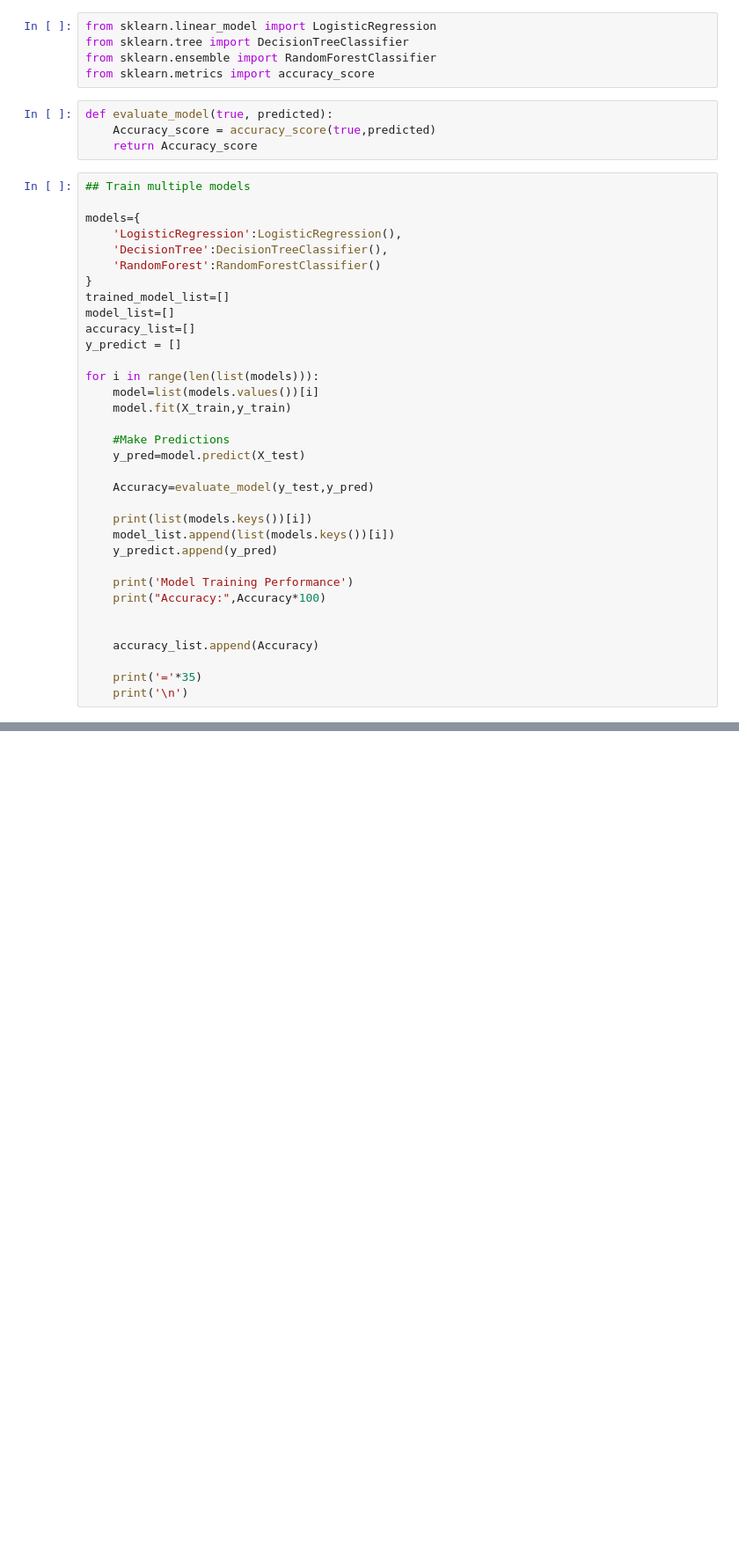
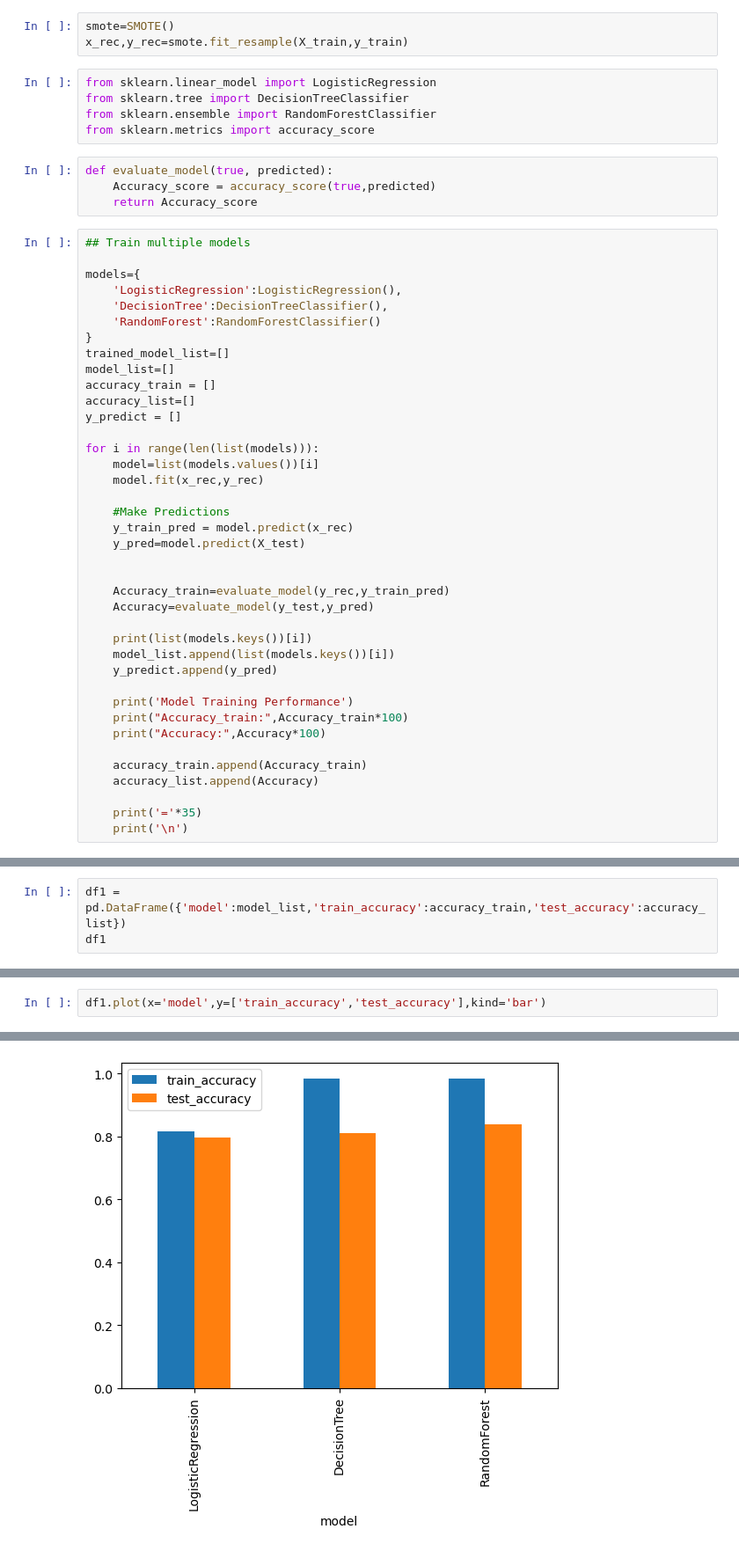
Before and after one commit to Shreyashchawda12/Census_Income, a Jupyter notebook: Notebook/model_training.ipynb, the cells around one changed output, grey strips where cells are left out. Shown: that part at 88% size. Saved outputs shown, nothing was run; the diff lists cells and outputs as text; blank space fills up the shorter version.

```diff
--- a/Notebook/model_training.ipynb
+++ b/Notebook/model_training.ipynb
@@ -91,6 +98,9 @@ x_test.shape
 # %%
 X_train=pd.DataFrame(preprocessor.fit_transform(x_train),columns=preprocessor.get_feature_names_out())
 X_test=pd.DataFrame(preprocessor.transform(x_test),columns=preprocessor.get_feature_names_out())
+# %%
+smote=SMOTE()
+x_rec,y_rec=smote.fit_resample(X_train,y_train)
 # %%
 from sklearn.linear_model import LogisticRegression
 from sklearn.tree import DecisionTreeClassifier
@@ -110,16 +120,20 @@ models={
 }
 trained_model_list=[]
 model_list=[]
+accuracy_train = []
 accuracy_list=[]
 y_predict = []
 
 for i in range(len(list(models))):
     model=list(models.values())[i]
-    model.fit(X_train,y_train)
+    model.fit(x_rec,y_rec)
 
     #Make Predictions
+    y_train_pred = model.predict(x_rec)
     y_pred=model.predict(X_test)
 
+
+    Accuracy_train=evaluate_model(y_rec,y_train_pred)
     Accuracy=evaluate_model(y_test,y_pred)
 
     print(list(models.keys())[i])
@@ -127,9 +141,10 @@ for i in range(len(list(models))):
     y_predict.append(y_pred)
 
     print('Model Training Performance')
+    print("Accuracy_train:",Accuracy_train*100)
     print("Accuracy:",Accuracy*100)
 
-
+    accuracy_train.append(Accuracy_train)
     accuracy_list.append(Accuracy)
 
     print('='*35)
@@ -160 +178,4 @@ Accuracy: 84.59411634594116
 ===================================
+# %%
+df1 = pd.DataFrame({'model':model_list,'train_accuracy':accuracy_train,'test_accuracy':accuracy_list})
+df1
@@ -181,0 +191,3 @@ RandomForest
+# %%
+df1.plot(x='model',y=['train_accuracy','test_accuracy'],kind='bar')
+# %% [output]
@@ -181,0 +195 @@ RandomForest
+[figure, added]
```
Also changed, not shown: parts of 7 cells of this notebook, 8 other files.
